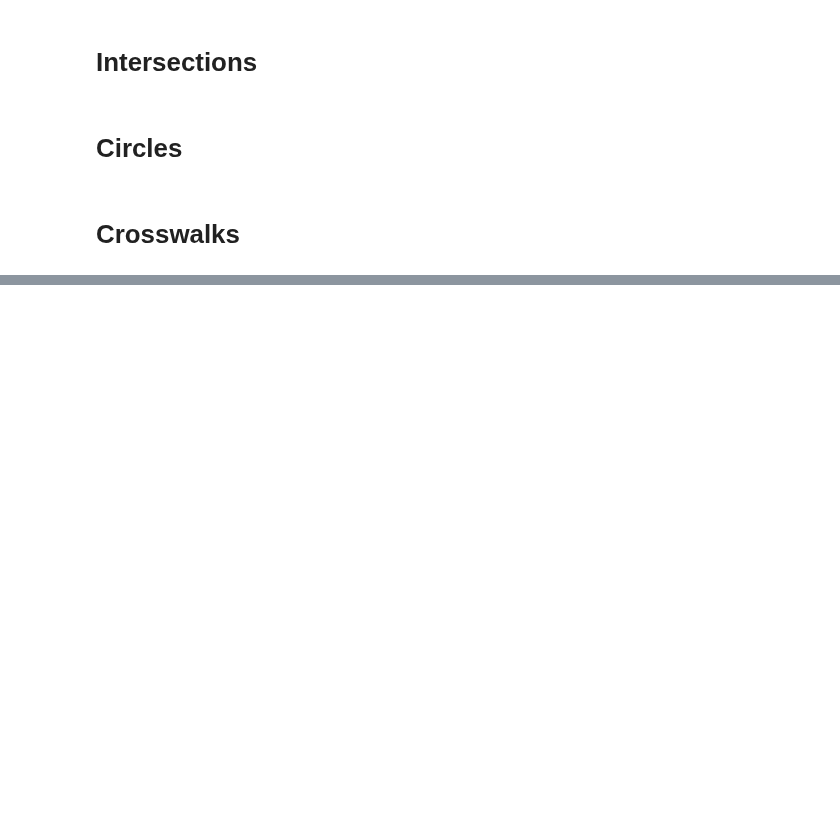
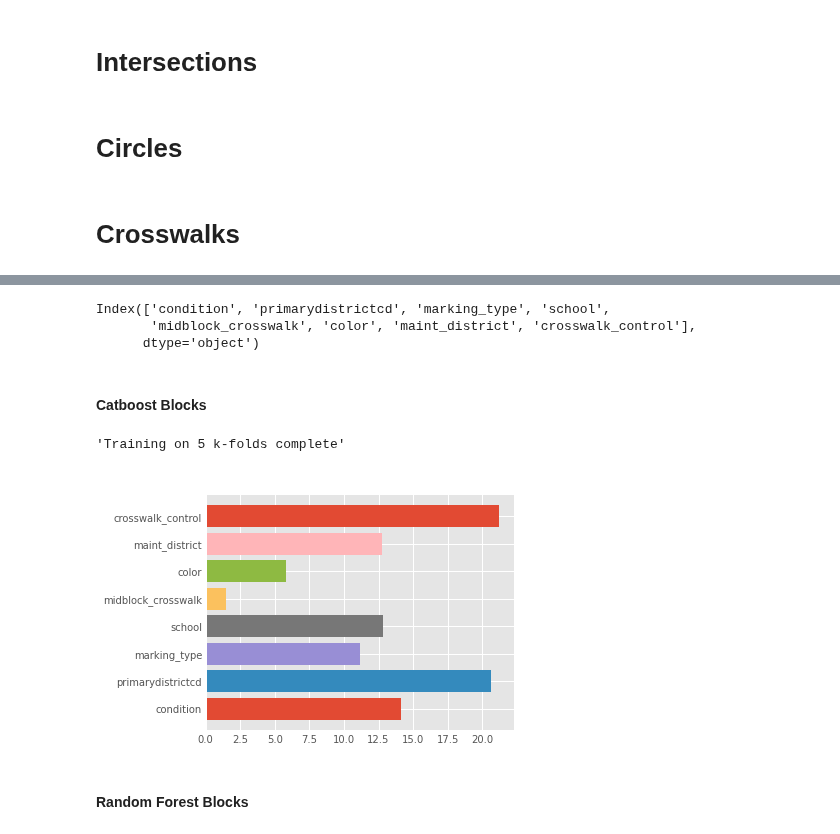
Before and after one commit to DataCircles/traffic_collisions_ml_team1, a Jupyter notebook: notebooks/cindy_severity_models.ipynb, the cells around one changed output, grey strips where cells are left out. Saved outputs shown, nothing was run; the diff lists cells and outputs as text; code cells hidden in the pictures; blank space fills up the shorter version.

```diff
--- a/notebooks/cindy_severity_models.ipynb
+++ b/notebooks/cindy_severity_models.ipynb
@@ -112,0 +332,4 @@ plt.savefig('../reports/blocks_cat_featimport.png')
+# %%
+y = distinct_xw.pop('sev_score')
+# %%
+X = distinct_xw.drop(columns=['crosswalkkey', 'approach']).copy()
@@ -112,0 +345,24 @@ plt.savefig('../reports/blocks_cat_featimport.png')
+# %%
+X.columns
+# %% [output]
+Index(['condition', 'primarydistrictcd', 'marking_type', 'school',
+       'midblock_crosswalk', 'color', 'maint_district', 'crosswalk_control'],
+      dtype='object')
+# %% [markdown]
+#### Catboost Blocks
+# %%
+cat_feats = ['condition', 'primarydistrictcd', 'marking_type',
+             'color', 'maint_district', 'crosswalk_control']
+
+clf = agg_catboost(X, y, cat_feats)
+# %%
+clf.train_model()
+# %% [output]
+'Training on 5 k-folds complete'
+# %%
+clf.plot_feature_importances()
+# plt.savefig('../reports/blocks_cat_featimport.png')
+# %% [output]
+[figure, added]
+# %% [markdown]
+#### Random Forest Blocks
```
Also changed, not shown: parts of 50 cells of this notebook, 8 other files.
